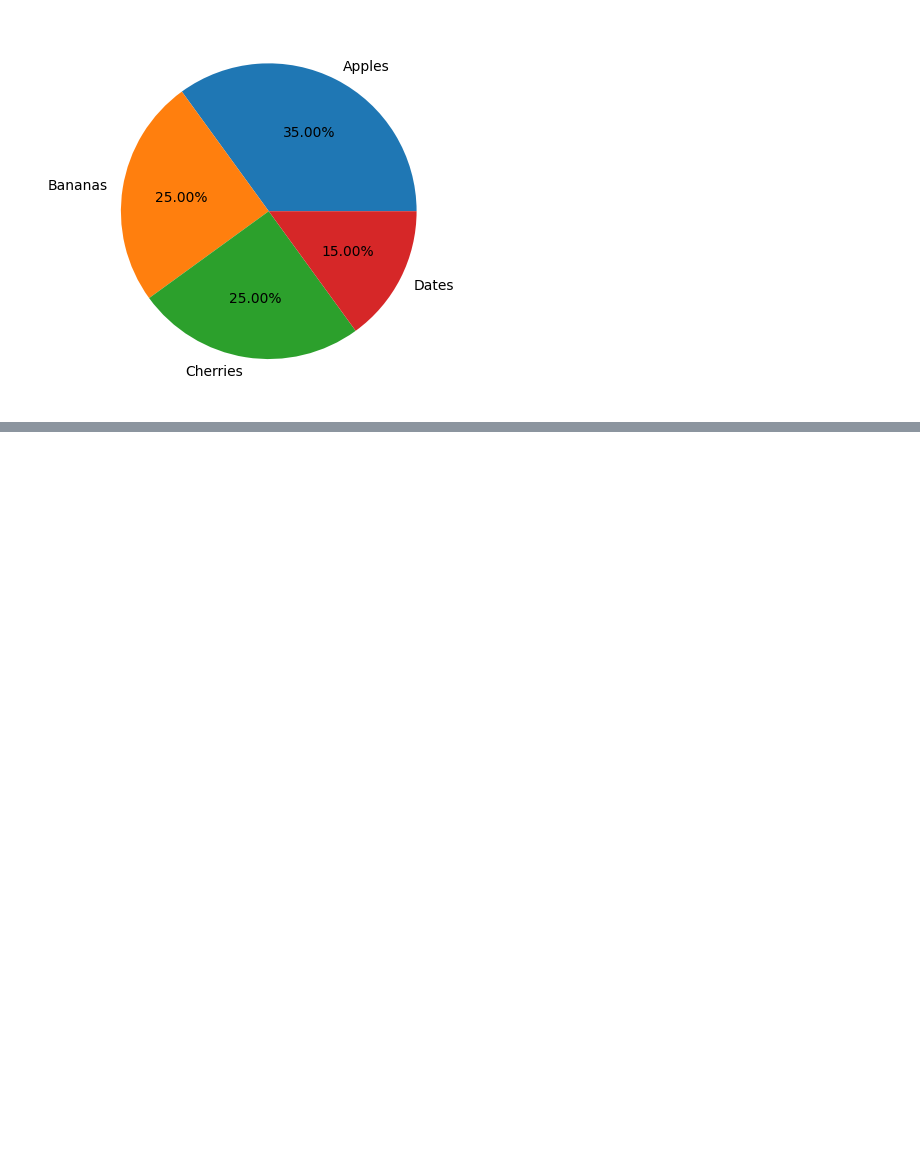
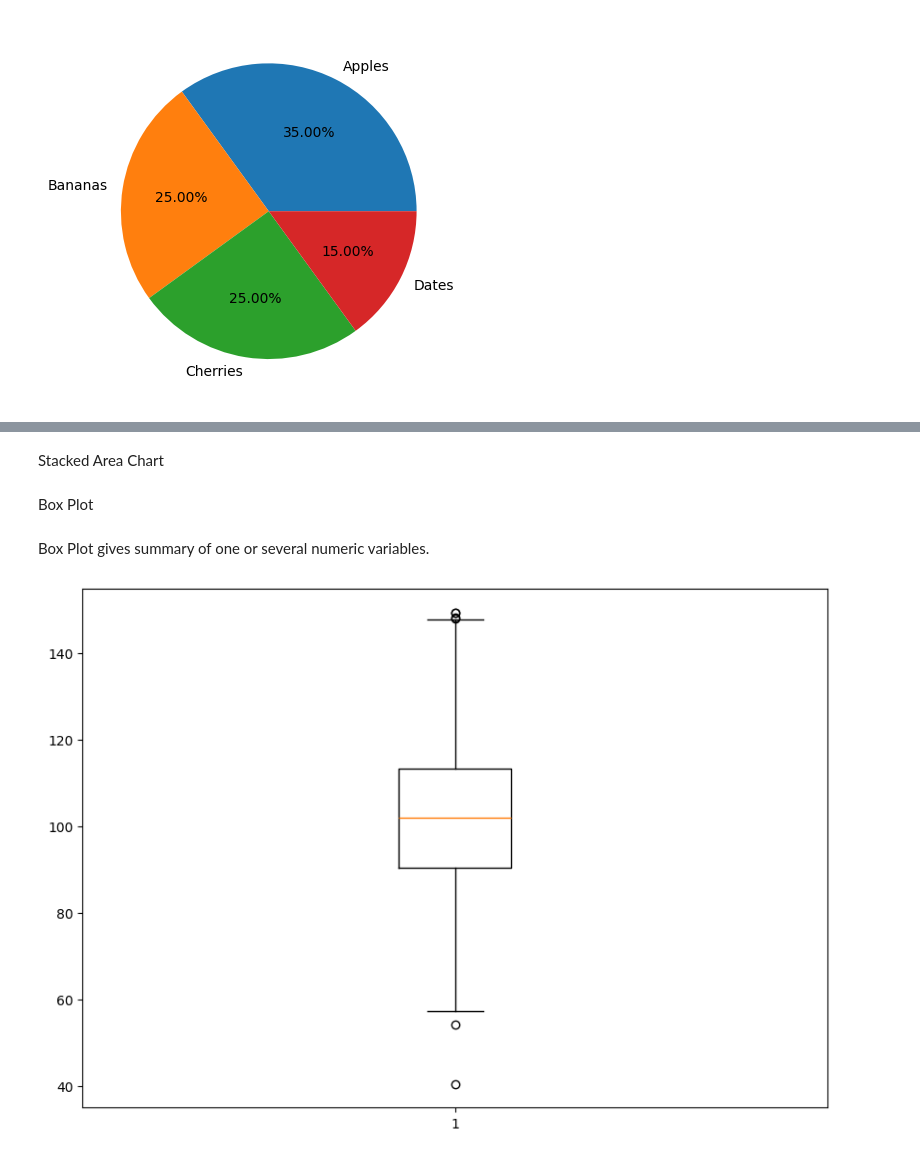
Before and after one commit to Chetana10r/Python_for_DS, a Jupyter notebook: Visualization.ipynb, the cells around one changed output, grey strips where cells are left out. Cells and saved outputs as stored; diff of their text form; code cells hidden in the pictures; blank space fills up the shorter version.

```diff
--- a/Visualization.ipynb
+++ b/Visualization.ipynb
@@ -402,0 +507,2 @@ plt.show()
+# %% [markdown]
+Stacked Area Chart
@@ -402,0 +521,18 @@ plt.show()
+# %% [markdown]
+Box Plot
+# %% [markdown]
+Box Plot gives summary of one or several numeric variables.
+# %%
+import matplotlib.pyplot as plt
+import numpy as np
+
+np.random.seed(10)
+data=np.random.normal(100,20,200)
+
+fig=plt.figure(figsize=(10,7))
+
+plt.boxplot(data)
+
+plt.show()
+# %% [output]
+[figure, added]
```
Also changed, not shown: parts of 22 cells of this notebook, 3 other files.
